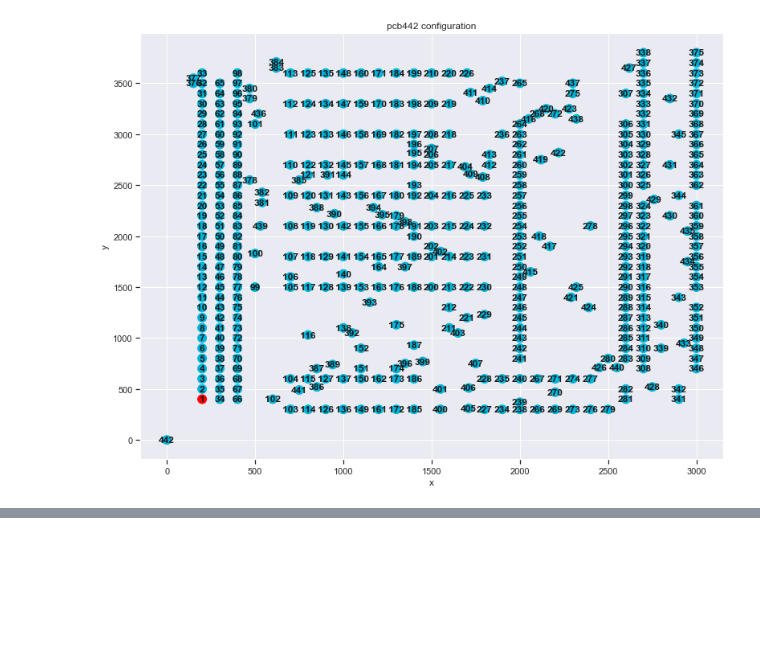
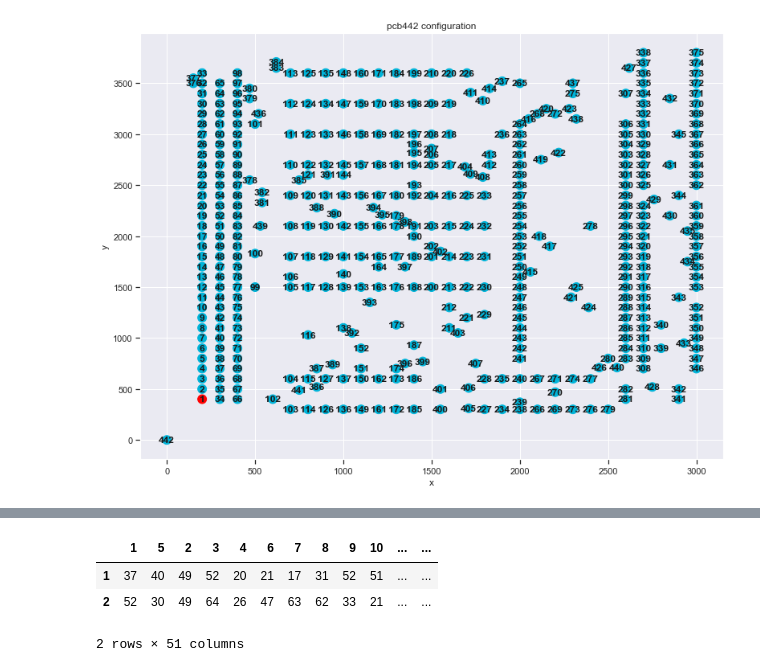
Before and after one commit to YunxiangLi/Stochastic-Simulation-2021, a Jupyter notebook: Assignment 3/a3.ipynb, the cells around one changed output, grey strips where cells are left out. Saved outputs shown, nothing was run; the diff lists cells and outputs as text; code cells hidden in the pictures; blank space fills up the shorter version.

Commit message:
functions for operations

```diff
--- a/Assignment 3/a3.ipynb
+++ b/Assignment 3/a3.ipynb
@@ -80,0 +86,38 @@ d_280
+# %%
+#Operator functions
+def inverse(df,i,j):
+#two opt
+    temp = df.copy()
+    j_n = j
+    i_n = i
+    while i<=j_n:
+        col_list = list(df)
+        temp_list = list(temp)
+        col_list[i-1], col_list[j-1] = temp_list[j-1], temp_list[i-1]
+        df=df.reindex(columns=col_list)
+        i +=1
+        j -=1
+    return df
+
+
+def insert(df,i,j):
+    col_list = list(df)
+    col_list.remove(j)
+    col_list.insert(i-1,j)
+    df=df.reindex(columns=col_list)
+    return df
+
+def swap(df,i,j):
+    col_list = list(df)
+    col_list[i-1], col_list[j-1] = col_list[j-1], col_list[i-1]
+    df=df.reindex(columns=col_list)
+    return df
+
+def two_opt()
+# %%
+insert(eil51,2,5)
+# %% [output]
+|  | 1 | 5 | 2 | 3 | 4 | 6 | 7 | 8 | 9 | 10 | ... | ... |
+| 1 | 37 | 40 | 49 | 52 | 20 | 21 | 17 | 31 | 52 | 51 | ... | ... |
+| 2 | 52 | 30 | 49 | 64 | 26 | 47 | 63 | 62 | 33 | 21 | ... | ... |
+2 rows × 51 columns
```
Also changed, not shown: parts of 11 cells of this notebook, 4 other files.
